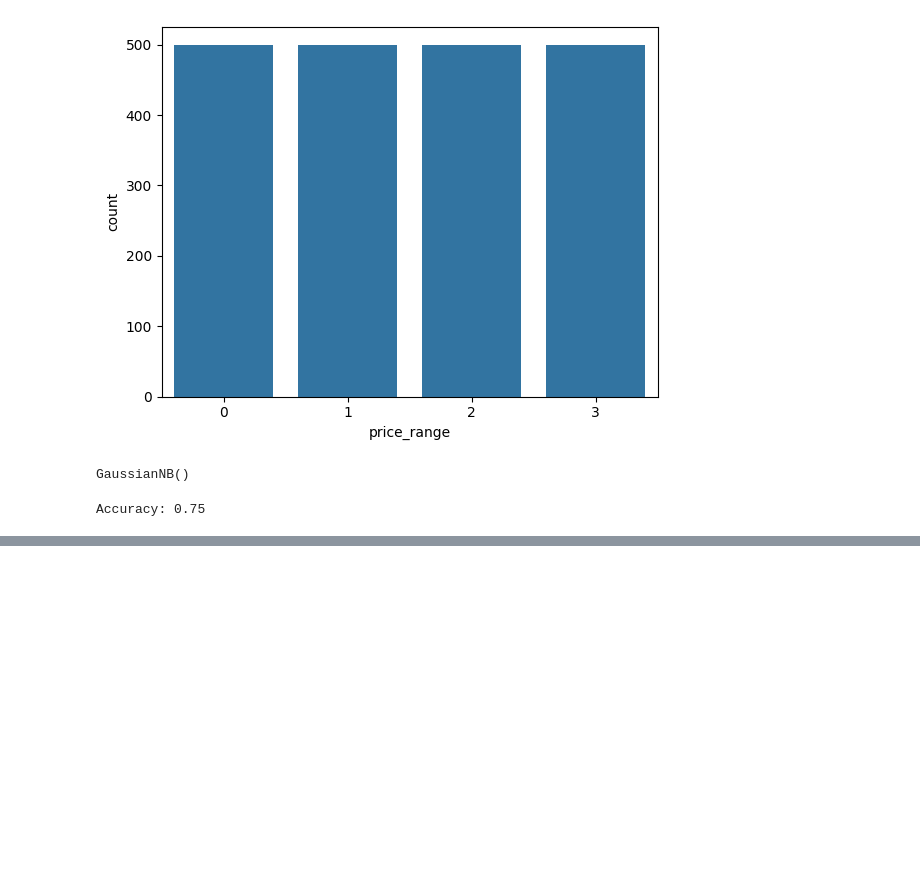
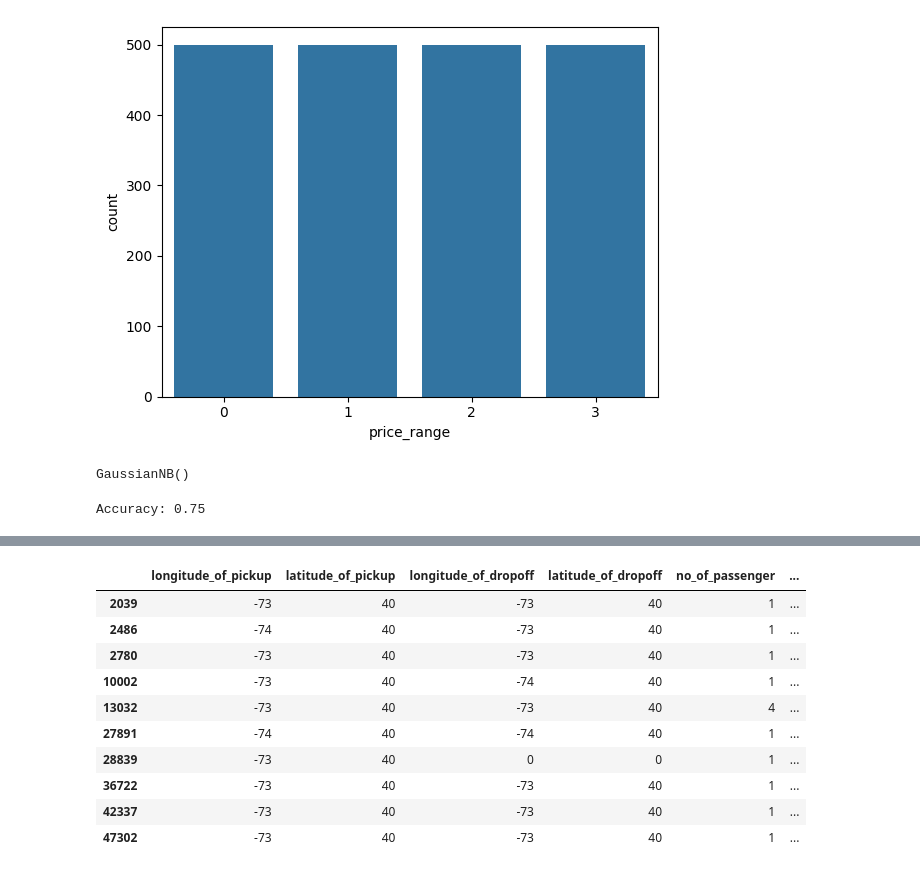
Before and after one commit to Anonymous3017/AI-ML-Training, a Jupyter notebook: Day_11_Ayush_Track_2.ipynb, the cells around one changed output, grey strips where cells are left out. Cells and saved outputs as stored; diff of their text form; code cells hidden in the pictures; blank space fills up the shorter version.

```diff
--- a/Day_11_Ayush_Track_2.ipynb
+++ b/Day_11_Ayush_Track_2.ipynb
@@ -677,0 +844,14 @@ Accuracy: 0.75
+# %%
+tf
+# %% [output]
+|  | longitude_of_pickup | latitude_of_pickup | longitude_of_dropoff | latitude_of_dropoff | no_of_passenger | ... |
+| 2039 | -73 | 40 | -73 | 40 | 1 | ... |
+| 2486 | -74 | 40 | -73 | 40 | 1 | ... |
+| 2780 | -73 | 40 | -73 | 40 | 1 | ... |
+| 10002 | -73 | 40 | -74 | 40 | 1 | ... |
+| 13032 | -73 | 40 | -73 | 40 | 4 | ... |
+| 27891 | -74 | 40 | -74 | 40 | 1 | ... |
+| 28839 | -73 | 40 | 0 | 0 | 1 | ... |
+| 36722 | -73 | 40 | -73 | 40 | 1 | ... |
+| 42337 | -73 | 40 | -73 | 40 | 1 | ... |
+| 47302 | -73 | 40 | -73 | 40 | 1 | ... |
```
Also changed, not shown: parts of 36 cells of this notebook.
